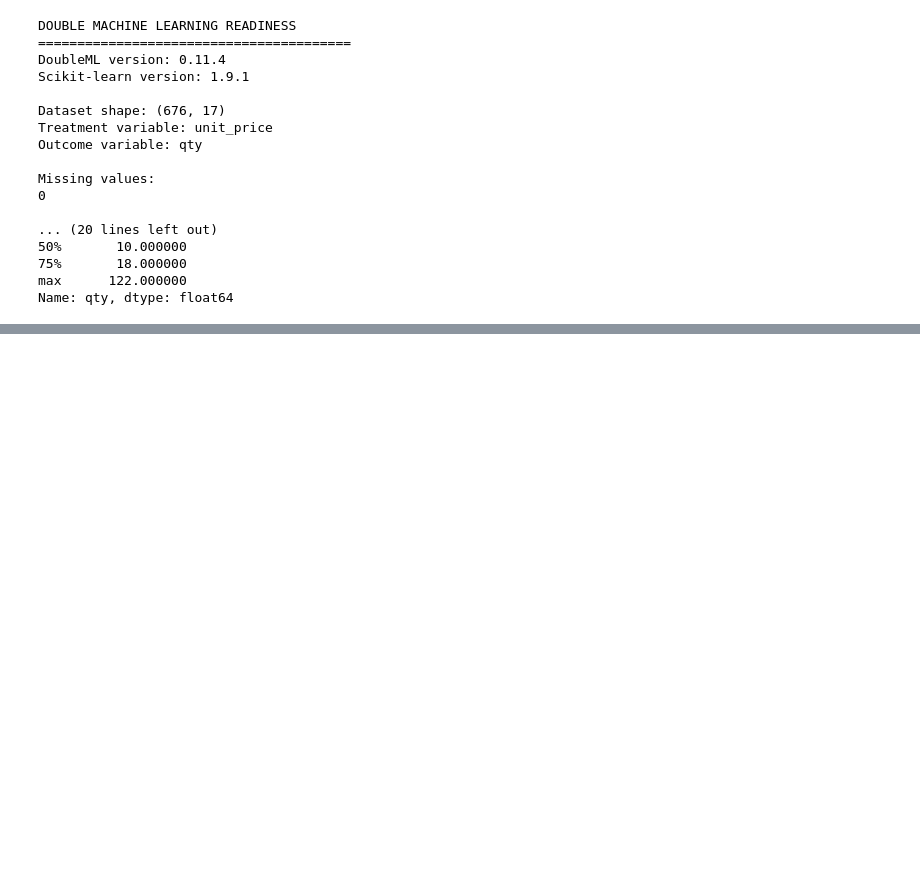
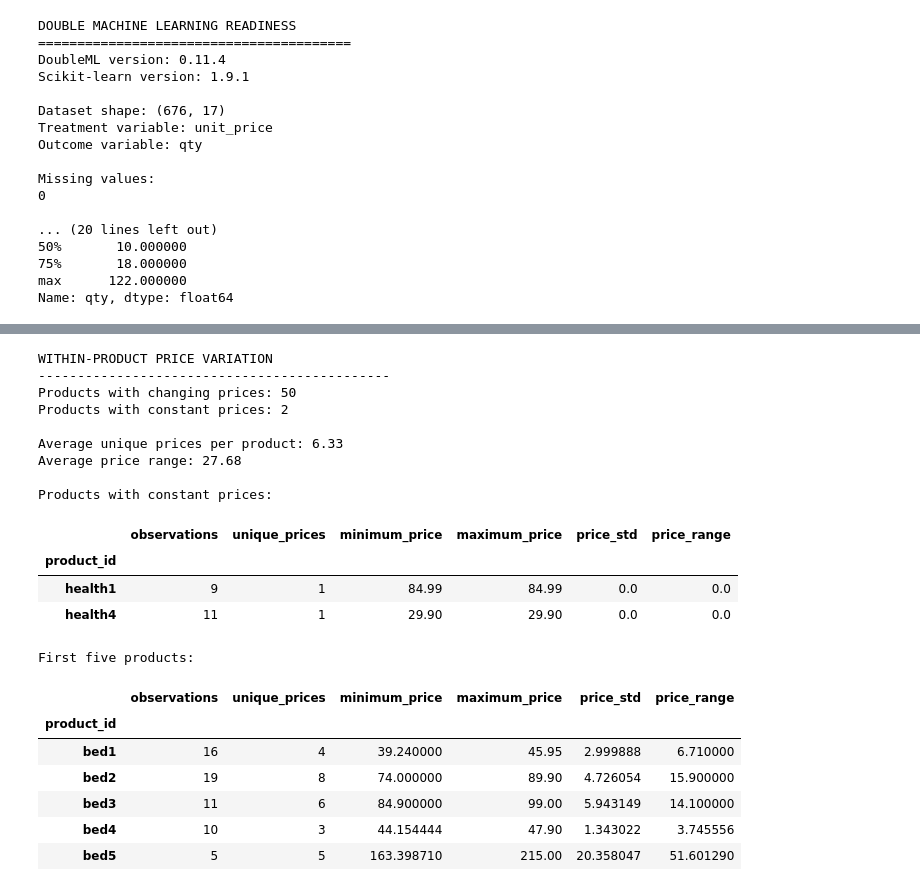
Before and after one commit to tusharkamble2127/EconoCausal, a Jupyter notebook: notebooks/01_dataset_and_eda.ipynb, the cells around one changed output, grey strips where cells are left out. Cells and saved outputs as stored; diff of their text form; code cells hidden in the pictures; blank space fills up the shorter version.

```diff
--- a/notebooks/01_dataset_and_eda.ipynb
+++ b/notebooks/01_dataset_and_eda.ipynb
@@ -3837,0 +4395,73 @@ Name: qty, dtype: float64
+# %%
+# STEP 73: CHECK PRICE VARIATION WITHIN PRODUCTS
+
+price_variation = (
+    dml_data_df.groupby("product_id")["unit_price"]
+    .agg(
+        observations="count",
+        unique_prices="nunique",
+        minimum_price="min",
+        maximum_price="max",
+        price_std="std",
+    )
+)
+
+price_variation["price_range"] = (
+    price_variation["maximum_price"]
+    - price_variation["minimum_price"]
+)
+
+print("WITHIN-PRODUCT PRICE VARIATION")
+print("-" * 45)
+
+print(
+    "Products with changing prices:",
+    (price_variation["unique_prices"] > 1).sum(),
+)
+
+print(
+    "Products with constant prices:",
+    (price_variation["unique_prices"] == 1).sum(),
+)
+
+print(
+    "\nAverage unique prices per product:",
+    round(price_variation["unique_prices"].mean(), 2),
+)
+
+print(
+    "Average price range:",
+    round(price_variation["price_range"].mean(), 2),
+)
+
+print("\nProducts with constant prices:")
+display(
+    price_variation.loc[
+        price_variation["unique_prices"] == 1
+    ]
+)
+
+print("\nFirst five products:")
+display(price_variation.head())
+# %% [output]
+WITHIN-PRODUCT PRICE VARIATION
+---------------------------------------------
+Products with changing prices: 50
+Products with constant prices: 2
+
+Average unique prices per product: 6.33
+Average price range: 27.68
+
+Products with constant prices:
+|  | observations | unique_prices | minimum_price | maximum_price | price_std | price_range |
+| product_id |  |  |  |  |  |  |
+| health1 | 9 | 1 | 84.99 | 84.99 | 0.0 | 0.0 |
+| health4 | 11 | 1 | 29.90 | 29.90 | 0.0 | 0.0 |
+First five products:
+|  | observations | unique_prices | minimum_price | maximum_price | price_std | price_range |
+| product_id |  |  |  |  |  |  |
+| bed1 | 16 | 4 | 39.240000 | 45.95 | 2.999888 | 6.710000 |
+| bed2 | 19 | 8 | 74.000000 | 89.90 | 4.726054 | 15.900000 |
+| bed3 | 11 | 6 | 84.900000 | 99.00 | 5.943149 | 14.100000 |
+| bed4 | 10 | 3 | 44.154444 | 47.90 | 1.343022 | 3.745556 |
+| bed5 | 5 | 5 | 163.398710 | 215.00 | 20.358047 | 51.601290 |
```
Also changed, not shown: parts of 43 cells of this notebook.
